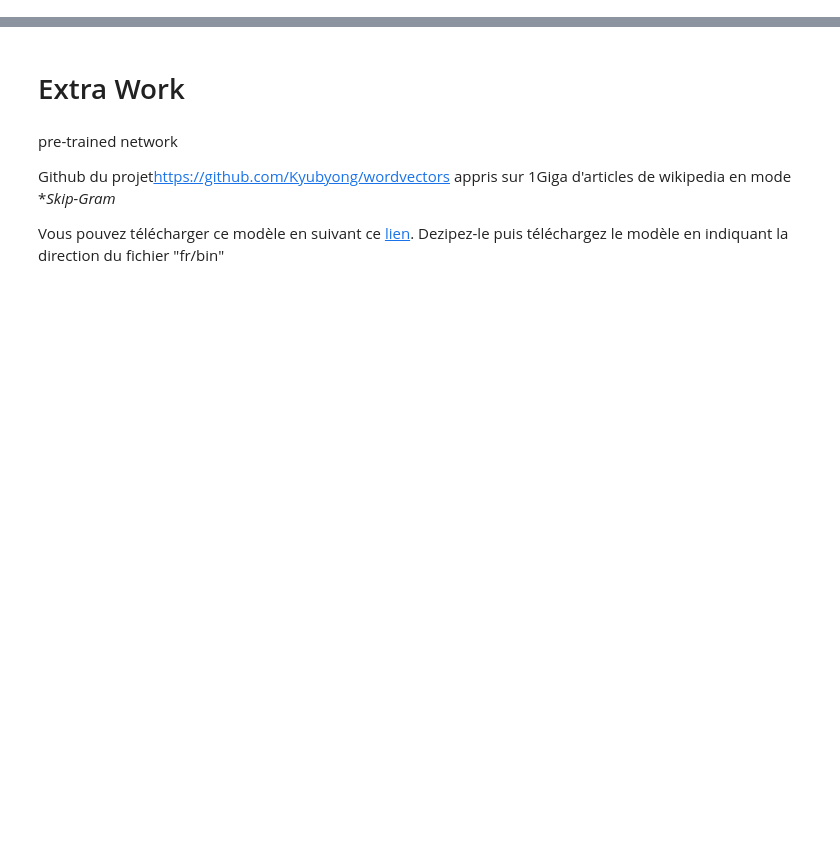
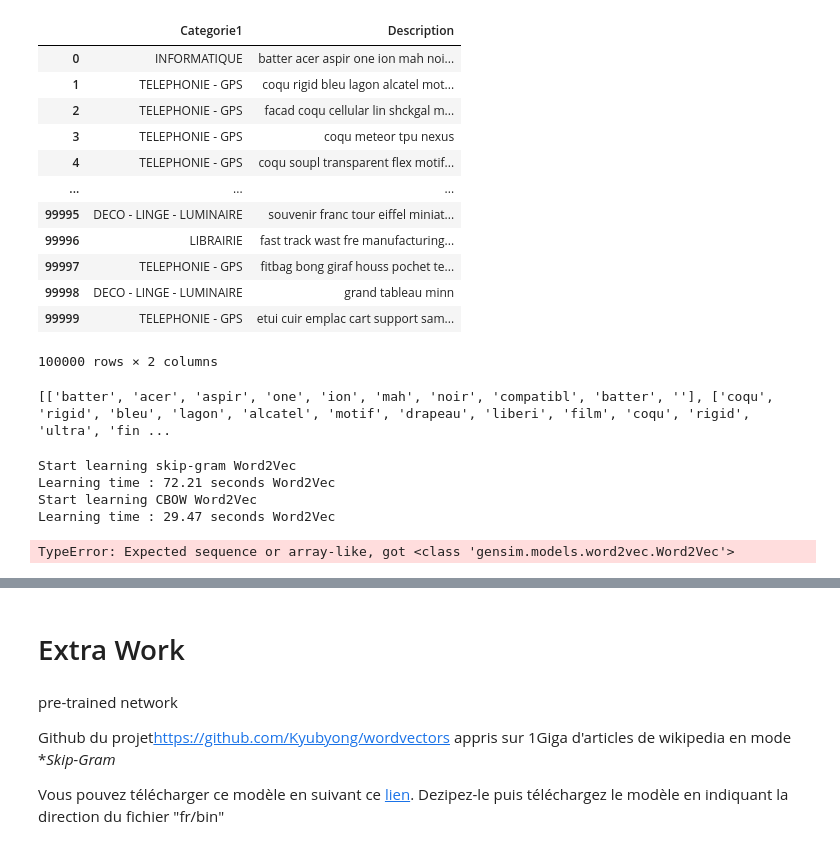
Before and after one commit to bguillouet/2020_4A_TEXTE, a Jupyter notebook: WordEmbedding.ipynb, the cells around one changed output, grey strips where cells are left out. Saved outputs shown, nothing was run; the diff lists cells and outputs as text; code cells hidden in the pictures; blank space fills up the shorter version.

```diff
--- a/WordEmbedding.ipynb
+++ b/WordEmbedding.ipynb
@@ -5,9 +7,25 @@ import time
 # %%
-data_cleaned = pd.read_csv("data/data_cleaned.csv").fillna("")
+data_cleaned = pd.read_csv("data/data_cleaned_100k.csv").fillna("")
 data_cleaned
+# %% [output]
+|  | Categorie1 | Description |
+| 0 | INFORMATIQUE | batter acer aspir one ion mah noi... |
+| 1 | TELEPHONIE - GPS | coqu rigid bleu lagon alcatel mot... |
+| 2 | TELEPHONIE - GPS | facad coqu cellular lin shckgal m... |
+| 3 | TELEPHONIE - GPS | coqu meteor tpu nexus |
+| 4 | TELEPHONIE - GPS | coqu soupl transparent flex motif... |
+| ... | ... | ... |
+| 99995 | DECO - LINGE - LUMINAIRE | souvenir franc tour eiffel miniat... |
+| 99996 | LIBRAIRIE | fast track wast fre manufacturing... |
+| 99997 | TELEPHONIE - GPS | fitbag bong giraf houss pochet te... |
+| 99998 | DECO - LINGE - LUMINAIRE | grand tableau minn |
+| 99999 | TELEPHONIE - GPS | etui cuir emplac cart support sam... |
+100000 rows × 2 columns
 # %%
 train_array_token = [line.split(" ") for line in data_cleaned.Description.values]
 print(train_array_token[:5])
+# %% [output]
+[['batter', 'acer', 'aspir', 'one', 'ion', 'mah', 'noir', 'compatibl', 'batter', ''], ['coqu', 'rigid', 'bleu', 'lagon', 'alcatel', 'motif', 'drapeau', 'liberi', 'film', 'coqu', 'rigid', 'ultra', 'fin ...
 # %%
 Features_dimension = 300
 hs = 0
@@ -29,3 +47,13 @@ model_cbow = gensim.models.Word2Vec(train_array_token, sg=sg, hs=hs, negative=ne
 te = time.time()
 t_learning = te-ts
 print("Learning time : %.2f seconds Word2Vec" %t_learning)
+# %% [output]
+Start learning skip-gram Word2Vec
+Learning time : 72.21 seconds Word2Vec
+Start learning CBOW Word2Vec
+Learning time : 29.47 seconds Word2Vec
+# %%
+label = data_cleaned["Categorie1"].values
+X_train, X_test, y_train, y_test = train_test_split(model_sg, test_size=0.1, random_state=42)
+# %% [output]
+TypeError: Expected sequence or array-like, got <class 'gensim.models.word2vec.Word2Vec'>
```
Also changed, not shown: parts of 7 cells of this notebook, 2 other files.
